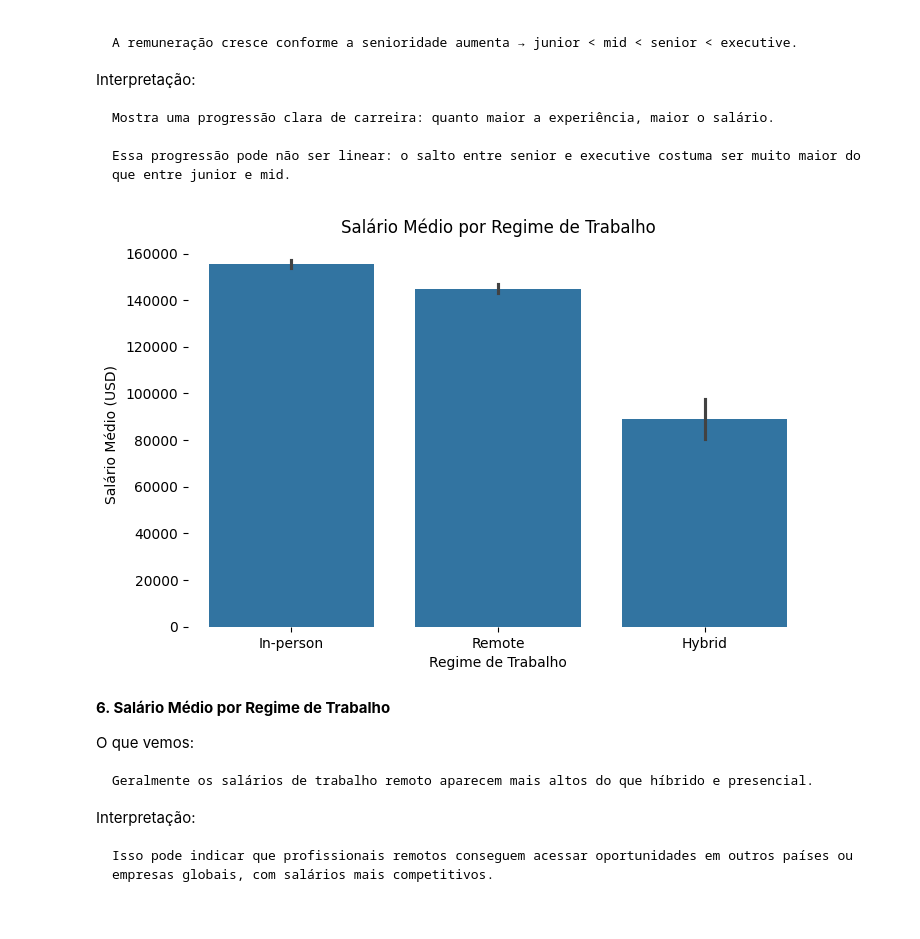
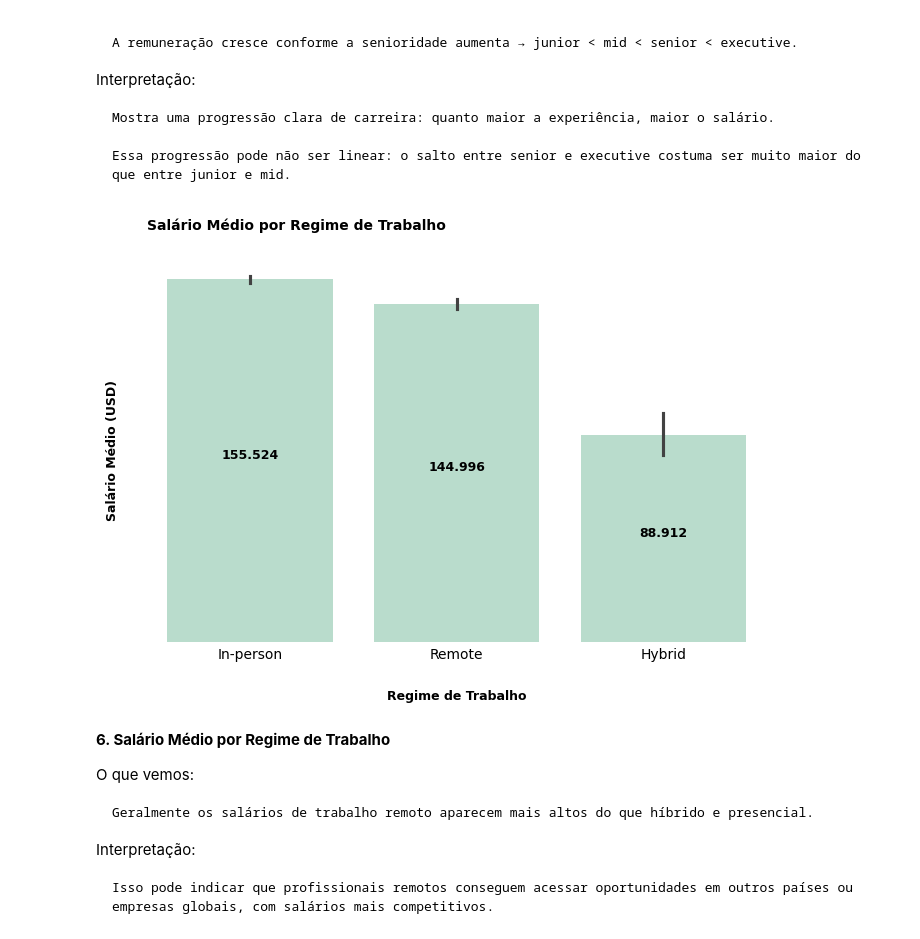
Before and after one commit to ricardo-paganini/data-salaries-analysis, a Jupyter notebook: data-salaries-analysis.ipynb, the cells around one changed output. Saved outputs shown, nothing was run; the diff lists cells and outputs as text; code cells hidden in the pictures.

```diff
--- a/data-salaries-analysis.ipynb
+++ b/data-salaries-analysis.ipynb
@@ -229,11 +230,16 @@ Name: count, dtype: int64
 **Visualizações gráficas básicas**
 # %%
 # Histograma do salário em USD
+## Definindo as cotes do gráfico
+cores = plt.get_cmap('Pastel2').colors
+ciclo_cores = cycler('color', cores)
+plt.rc('axes', prop_cycle=ciclo_cores)
+
 plt.figure(figsize=(10,5))
 sns.histplot(df["salary_in_usd"], bins=30, kde=True)
 plt.title("Distribuição dos Salários (USD)",fontsize=10,loc='left',pad=30, fontweight='bold')
-plt.xlabel("Salário em USD")
-plt.ylabel("Frequência")
+plt.xlabel("Salário em USD", labelpad=15, fontsize=9, fontweight='semibold')
+plt.ylabel("Frequência", labelpad=15, fontsize=9, fontweight='semibold')
 plt.box(False)
 plt.grid(True)
 plt.tick_params(axis='both', length=0)
@@ -323,11 +349,19 @@ Interpretação:
 # %%
 # Salário médio por nível de experiência
 plt.figure(figsize=(8,5))
-sns.barplot(data=df, x="experience_level", y="salary_in_usd", estimator="mean",
-            order=df["experience_level"].value_counts().index)
-plt.title("Salário Médio por Nível de Experiência")
-plt.xlabel("Nível de Experiência")
-plt.ylabel("Salário Médio (USD)")
+box = sns.barplot(data=df, x="experience_level", y="salary_in_usd", estimator="mean", order=df["experience_level"].value_counts().index)
+
+for p in box.patches:
+    box.annotate(
+        f'{int(p.get_height()):,}'.replace(",", "."),                # valor da contagem
+        (p.get_x() + p.get_width() / 2, p.get_height() / 2), # posição centralizada
+        ha='center', va='bottom', fontsize=9, fontweight='semibold')
+
+plt.title("Salário Médio por Nível de Experiência", pad=30,fontsize=10,fontweight='bold', loc='left')
+plt.xlabel("Nível de Experiência", labelpad=15, fontsize=9, fontweight='semibold')
+plt.ylabel("Salário Médio (USD)", labelpad=15, fontsize=9, fontweight='semibold')
 plt.box(False)
+plt.tick_params(axis='both',length=0)
+plt.yticks([])
 plt.show()
 # %% [output]
@@ -347,15 +381,23 @@ Interpretação:
 # %%
 # Salário médio por regime de trabalho
 plt.figure(figsize=(8,5))
-sns.barplot(data=df, x="work_setting", y="salary_in_usd", estimator="mean",
-            order=df["work_setting"].value_counts().index)
-plt.title("Salário Médio por Regime de Trabalho")
-plt.xlabel("Regime de Trabalho")
-plt.ylabel("Salário Médio (USD)")
+box = sns.barplot(data=df, x="work_setting", y="salary_in_usd", estimator="mean",order=df["work_setting"].value_counts().index)
+
+for p in box.patches:
+    box.annotate(
+        f'{int(p.get_height()):,}'.replace(",", "."),
+        (p.get_x() + p.get_width() / 2, p.get_height() / 2), # posição centralizada
+        ha='center', va='bottom', fontsize=9, fontweight='semibold')
+
+plt.title("Salário Médio por Regime de Trabalho", loc='left',fontsize=10, fontweight='bold', pad=20)
+plt.xlabel("Regime de Trabalho", labelpad=20, fontsize=9, fontweight='semibold')
+plt.ylabel("Salário Médio (USD)", labelpad=20, fontsize=9, fontweight='semibold')
 plt.box(False)
+plt.tick_params(axis='both',length=0)
+plt.yticks([])
 plt.show()
 # %% [output]
-[figure, old version]
+[figure, new version]
 # %% [markdown]
 **6. Salário Médio por Regime de Trabalho**
 
```
Also changed, not shown: parts of 6 cells of this notebook.
